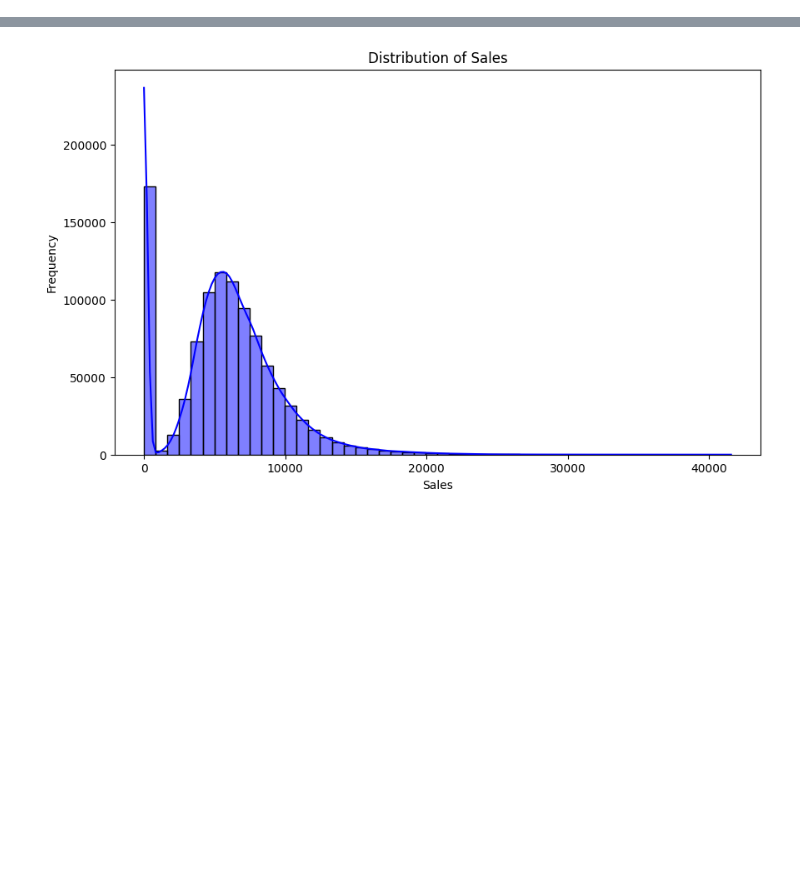
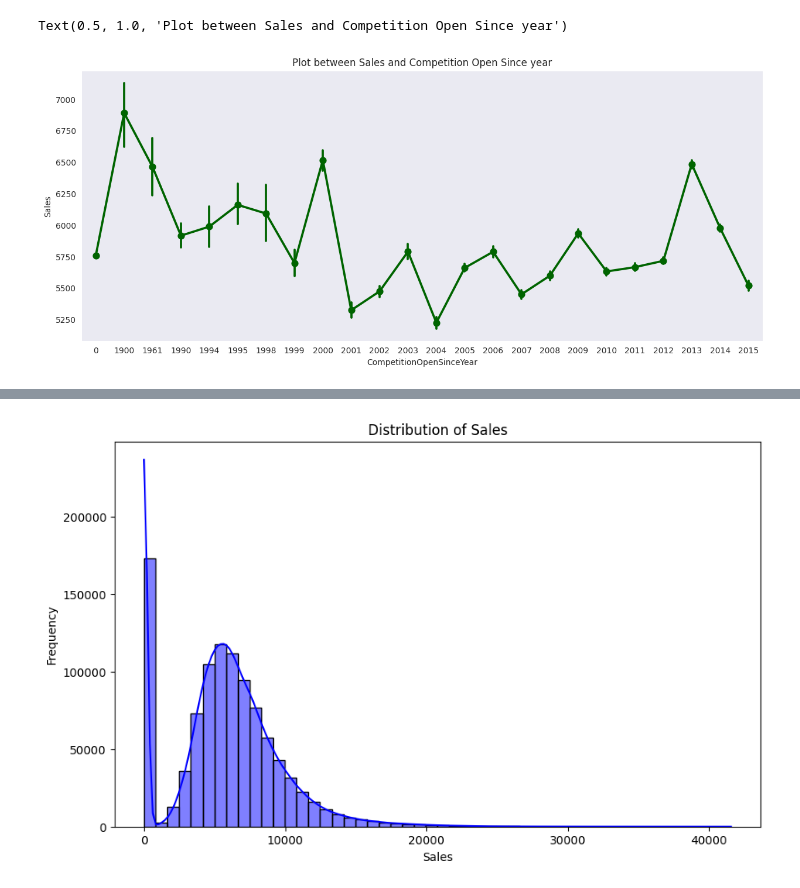
Before and after one commit to esmael-uta/rossmann-sales-forecasting, a Jupyter notebook: notebook/task1_eda.ipynb, the cells around one changed output, grey strips where cells are left out. Cells and saved outputs as stored; diff of their text form; code cells hidden in the pictures; blank space fills up the shorter version.

```diff
--- a/notebook/task1_eda.ipynb
+++ b/notebook/task1_eda.ipynb
@@ -131,0 +319,14 @@ test_df.duplicated().sum()
+# %%
+# code for changing format of date from object to datetime
+df['Date'] = pd.to_datetime(df['Date'], format= '%Y-%m-%d')
+# %%
+# code for change object into date format
+df['CompetitionOpenSinceMonth'] = pd.DatetimeIndex(df['Date']).month
+# %%
+# code for change float into integer
+df['CompetitionOpenSinceYear']= df['CompetitionOpenSinceYear'].astype(int)
+df['Promo2SinceYear']= df['Promo2SinceYear'].astype(int)
+# %%
+# code for change float into integer
+df['CompetitionDistance']= df['CompetitionDistance'].astype(int)
+df['Promo2SinceWeek']= df['Promo2SinceWeek'].astype(int)
@@ -131,0 +374,8 @@ test_df.duplicated().sum()
+# %%
+plt.figure(figsize=(15,6))
+sns.pointplot(x= 'CompetitionOpenSinceYear', y= 'Sales', data=df,color='darkgreen')
+sns.set_style("dark")
+plt.title('Plot between Sales and Competition Open Since year')
+# %% [output]
+Text(0.5, 1.0, 'Plot between Sales and Competition Open Since year')
+[figure, added]
```
Also changed, not shown: parts of 59 cells of this notebook.
